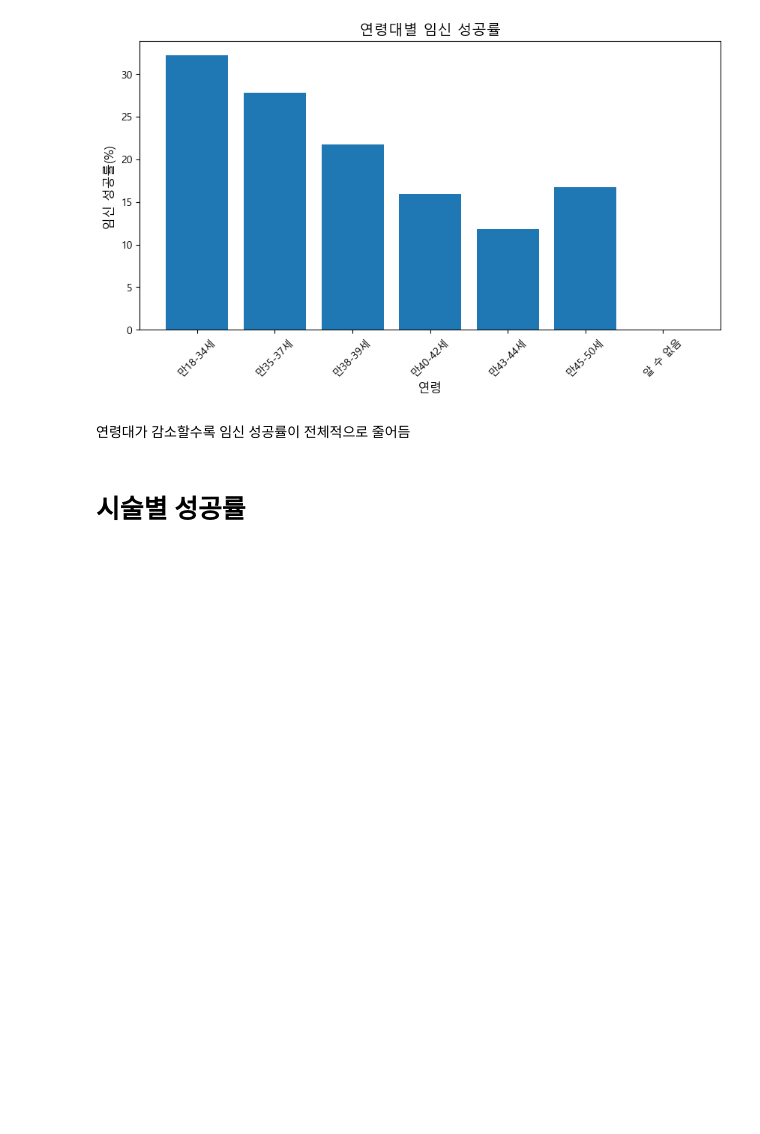
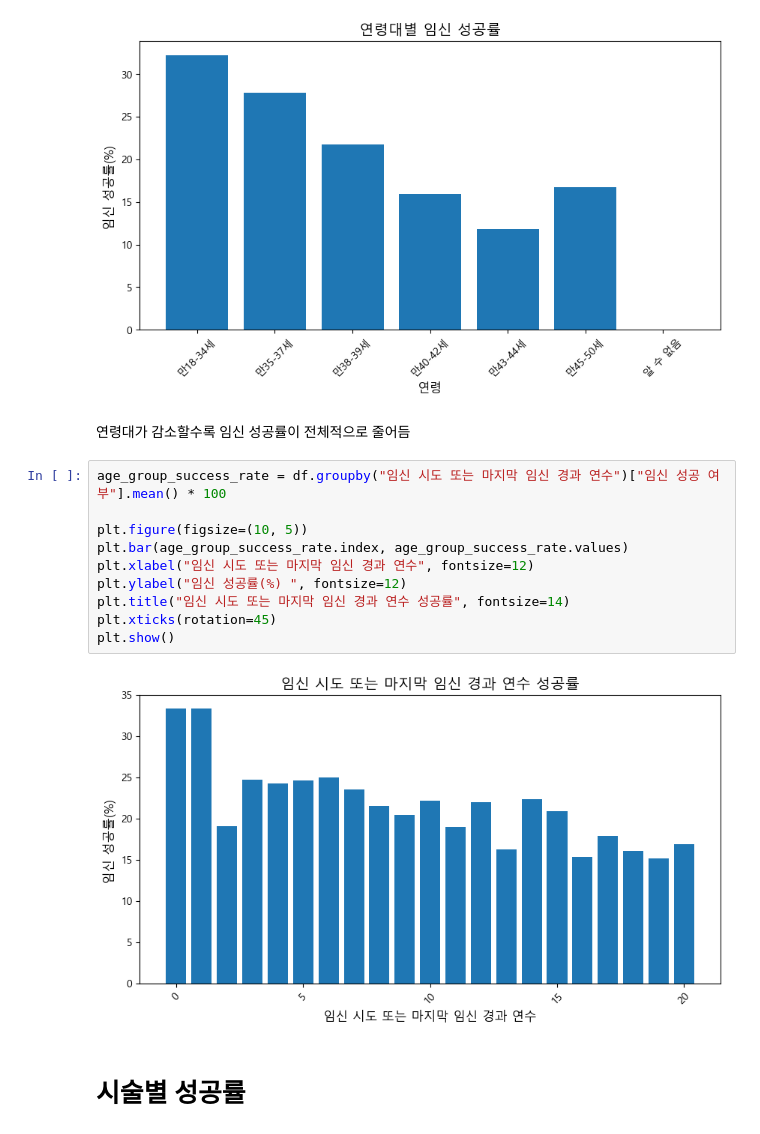
Before and after one commit to jungoat/Infertility, a Jupyter notebook: EDA.ipynb, the cells around one changed output. Saved outputs shown, nothing was run; the diff lists cells and outputs as text; blank space fills up the shorter version.

```diff
--- a/EDA.ipynb
+++ b/EDA.ipynb
@@ -206,6 +206,18 @@ plt.show()
 [figure]
 # %% [markdown]
 연령대가 감소할수록 임신 성공률이 전체적으로 줄어듬
+# %%
+age_group_success_rate = df.groupby("임신 시도 또는 마지막 임신 경과 연수")["임신 성공 여부"].mean() * 100
+
+plt.figure(figsize=(10, 5))
+plt.bar(age_group_success_rate.index, age_group_success_rate.values)
+plt.xlabel("임신 시도 또는 마지막 임신 경과 연수", fontsize=12)
+plt.ylabel("임신 성공률(%) ", fontsize=12)
+plt.title("임신 시도 또는 마지막 임신 경과 연수 성공률", fontsize=14)
+plt.xticks(rotation=45)
+plt.show()
+# %% [output]
+[figure, added]
 # %% [markdown]
 # 시술별 성공률
 # %%
```
Also changed, not shown: parts of 30 cells of this notebook, 1 other file.
